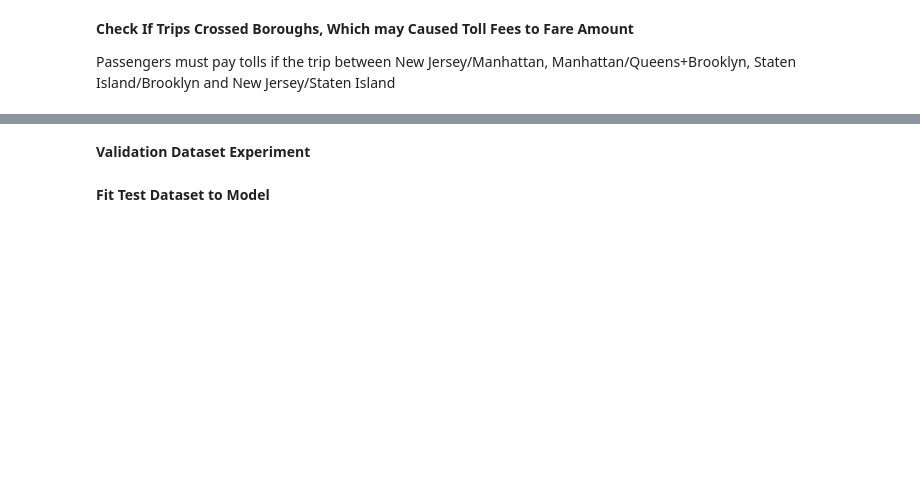
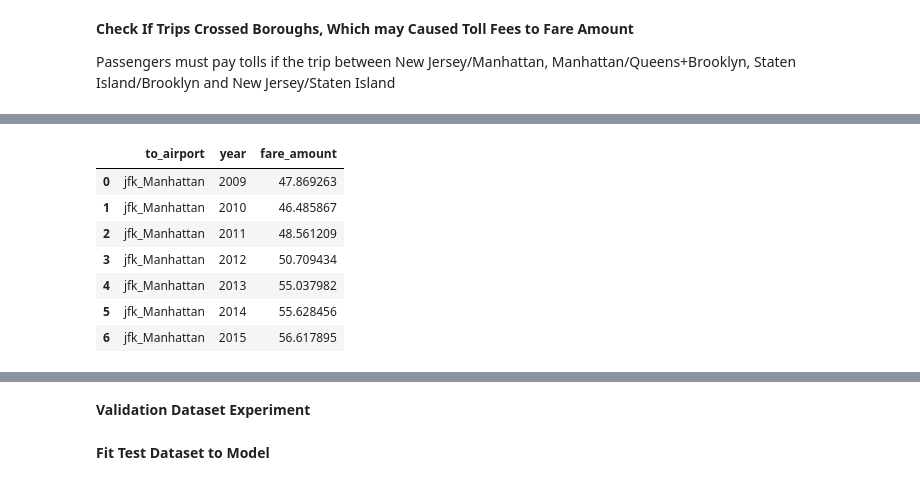
Before and after one commit to fanliu1991/NYC_Taxi_Fare_Prediction, a Jupyter notebook: NYC_Taxi_Fare_Prediction.ipynb, the cells around one changed output, grey strips where cells are left out. Saved outputs shown, nothing was run; the diff lists cells and outputs as text; code cells hidden in the pictures; blank space fills up the shorter version.

```diff
--- a/NYC_Taxi_Fare_Prediction.ipynb
+++ b/NYC_Taxi_Fare_Prediction.ipynb
@@ -429,0 +456,18 @@ year_coef_dic
+# %%
+# Airport trip to/from JFK and any location in Manhattan is a flat fare plus tolls and surcharges
+# while other trips are metered fare plus tolls and surcharges
+# so separate trips into two groups and fit seperate models for them
+df_train_not_jfk = df_train[df_train["to_airport"] != "jfk_Manhattan"]
+airport_jfk_Manhattan = df_train[df_train['to_airport'] == 'jfk_Manhattan']
+jfk_Manhattan_fare_byYear = pd.DataFrame(airport_jfk_Manhattan.groupby(['to_airport', 'year'])['fare_amount'].mean())
+jfk_Manhattan_fare_byYear.reset_index(inplace=True)
+jfk_Manhattan_fare_byYear
+# %% [output]
+|  | to_airport | year | fare_amount |
+| 0 | jfk_Manhattan | 2009 | 47.869263 |
+| 1 | jfk_Manhattan | 2010 | 46.485867 |
+| 2 | jfk_Manhattan | 2011 | 48.561209 |
+| 3 | jfk_Manhattan | 2012 | 50.709434 |
+| 4 | jfk_Manhattan | 2013 | 55.037982 |
+| 5 | jfk_Manhattan | 2014 | 55.628456 |
+| 6 | jfk_Manhattan | 2015 | 56.617895 |
```
Also changed, not shown: parts of 36 cells of this notebook.
